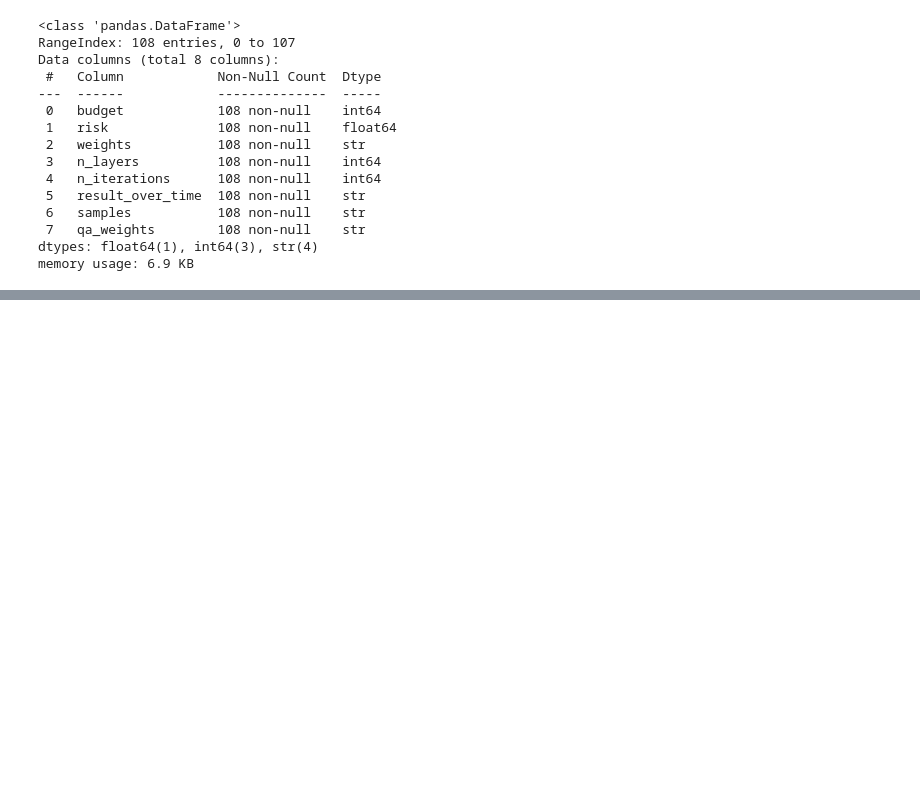
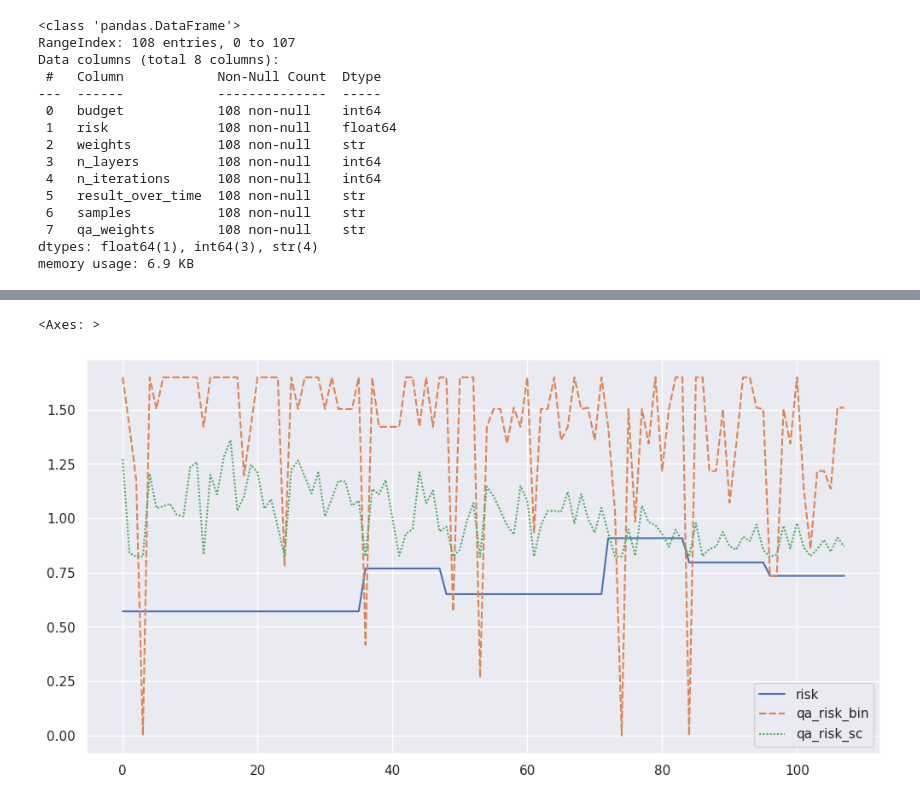
Before and after one commit to floatn/QML-for-finance, a Jupyter notebook: qaoa_analysis.ipynb, the cells around one changed output, grey strips where cells are left out. Drawn from its saved outputs; the diff is of its cells as text; code cells hidden in the pictures; blank space fills up the shorter version.

```diff
--- a/qaoa_analysis.ipynb
+++ b/qaoa_analysis.ipynb
@@ -97,0 +163,8 @@ data_out['samples'] = data_out['samples'].apply(lambda x: x.strip('[]').split())
+# %%
+data_out[['risk', 'qa_risk_bin', 'qa_risk_sc']] = \
+data_out[['weights', 'qa_weights_bin', 'qa_weights_sc']].map(lambda x: np.sqrt(x @ sigma_train @ x))
+# %%
+sns.lineplot(data_out[['risk', 'qa_risk_bin', 'qa_risk_sc']])
+# %% [output]
+<Axes: >
+[figure, added]
```
Also changed, not shown: parts of 23 cells of this notebook.
